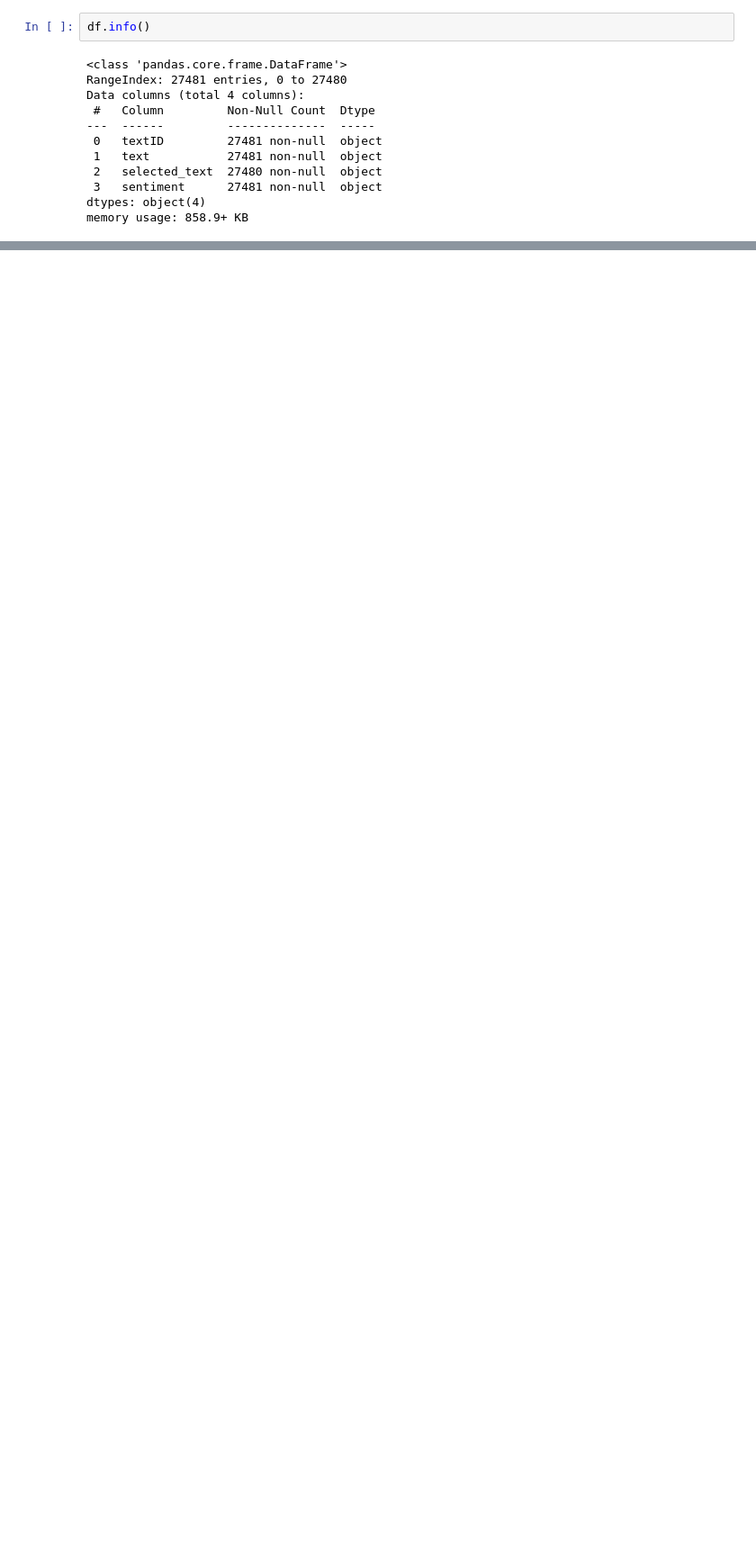
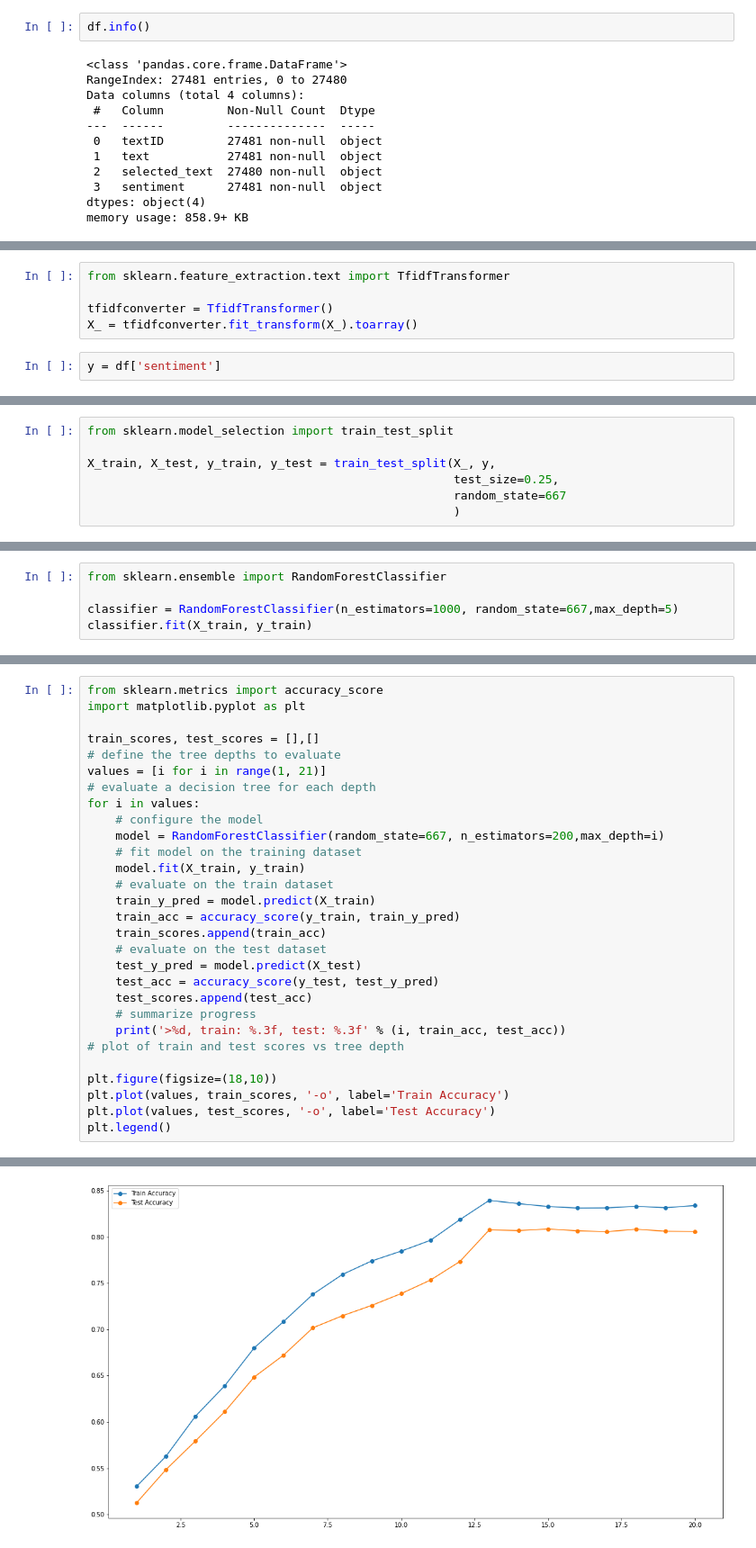
Before and after one commit to ElenaTassoni/esercitazioniIFTS2022, a Jupyter notebook: Esercitazione09/02_Clean_re 05042022.ipynb, the cells around one changed output, grey strips where cells are left out. Shown at 90% size. Cells and saved outputs as stored; diff of their text form; blank space fills up the shorter version.

```diff
--- a/Esercitazione09/02_Clean_re 05042022.ipynb
+++ b/Esercitazione09/02_Clean_re 05042022.ipynb
@@ -227,0 +312,7 @@ df
+# %%
+from sklearn.feature_extraction.text import TfidfTransformer
+
+tfidfconverter = TfidfTransformer()
+X_ = tfidfconverter.fit_transform(X_).toarray()
+# %%
+y = df['sentiment']
@@ -227,0 +323,7 @@ df
+# %%
+from sklearn.model_selection import train_test_split
+
+X_train, X_test, y_train, y_test = train_test_split(X_, y,
+                                                    test_size=0.25,
+                                                    random_state=667
+                                                    )
@@ -227,0 +332,5 @@ df
+# %%
+from sklearn.ensemble import RandomForestClassifier
+
+classifier = RandomForestClassifier(n_estimators=1000, random_state=667,max_depth=5)
+classifier.fit(X_train, y_train)
@@ -227,0 +339,30 @@ df
+# %%
+from sklearn.metrics import accuracy_score
+import matplotlib.pyplot as plt
+
+train_scores, test_scores = [],[]
+# define the tree depths to evaluate
+values = [i for i in range(1, 21)]
+# evaluate a decision tree for each depth
+for i in values:
+	# configure the model
+	model = RandomForestClassifier(random_state=667, n_estimators=200,max_depth=i)
+	# fit model on the training dataset
+	model.fit(X_train, y_train)
+	# evaluate on the train dataset
+	train_y_pred = model.predict(X_train)
+	train_acc = accuracy_score(y_train, train_y_pred)
+	train_scores.append(train_acc)
+	# evaluate on the test dataset
+	test_y_pred = model.predict(X_test)
+	test_acc = accuracy_score(y_test, test_y_pred)
+	test_scores.append(test_acc)
+	# summarize progress
+	print('>%d, train: %.3f, test: %.3f' % (i, train_acc, test_acc))
+# plot of train and test scores vs tree depth
+
+plt.figure(figsize=(18,10))
+plt.plot(values, train_scores, '-o', label='Train Accuracy')
+plt.plot(values, test_scores, '-o', label='Test Accuracy')
+plt.legend()
+# %% [output]
@@ -227,0 +390 @@ df
+[figure, added]
```
Also changed, not shown: parts of 41 cells of this notebook, 3 other files.
